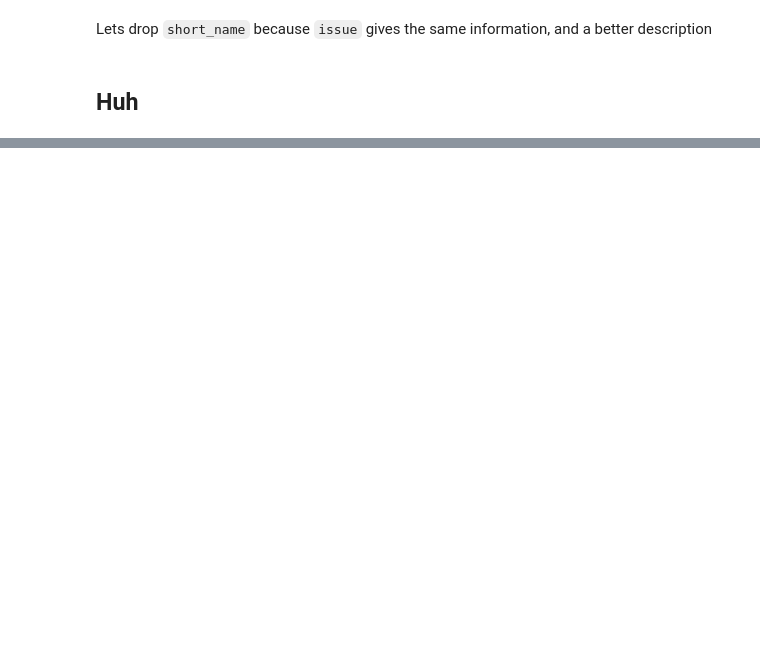
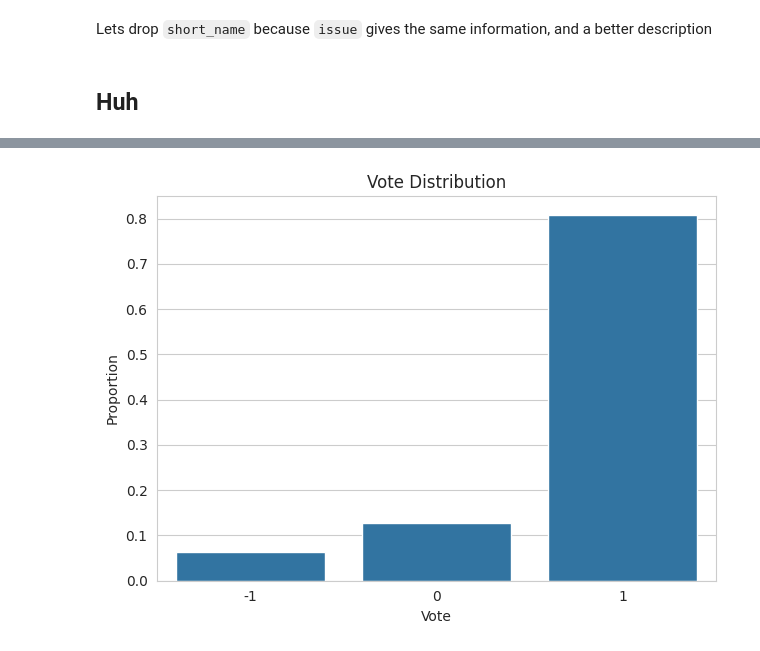
Before and after one commit to yijiesoo/leigaga, a Jupyter notebook: src/project.ipynb, the cells around one changed output, grey strips where cells are left out. Cells and saved outputs as stored; diff of their text form; code cells hidden in the pictures; blank space fills up the shorter version.

Commit message:
merge on rcid, add summary plots

```diff
--- a/src/project.ipynb
+++ b/src/project.ipynb
@@ -3,3 +5,5 @@ import pandas as pd
+# %%
+sns.set_style("whitegrid")
 # %%
 import os
 from urllib.request import urlopen
@@ -190,0 +81,15 @@ False
+# %%
+unvotes = unvotes.drop("country_code", axis=1)
+roll_calls = roll_calls[["rcid", "date"]]
+issues = issues.drop("short_name", axis=1)
+# %%
+roll_calls["date"] = pd.to_datetime(roll_calls["date"]).dt.year
+
+mapping = {
+    "yes": 1,
+    "abstain": 0,
+    "no": -1
+}
+unvotes["vote"] = unvotes["vote"].map(mapping)
+# %%
+df = roll_calls.merge(unvotes, on="rcid").merge(issues, on="rcid")
@@ -190,0 +125,8 @@ False
+# %%
+sns.countplot(data=df, x='vote', stat='proportion')
+plt.title('Vote Distribution')
+plt.ylabel('Proportion')
+plt.xlabel('Vote')
+plt.tight_layout()
+# %% [output]
+[figure, added]
```
Also changed, not shown: parts of 22 cells of this notebook.
